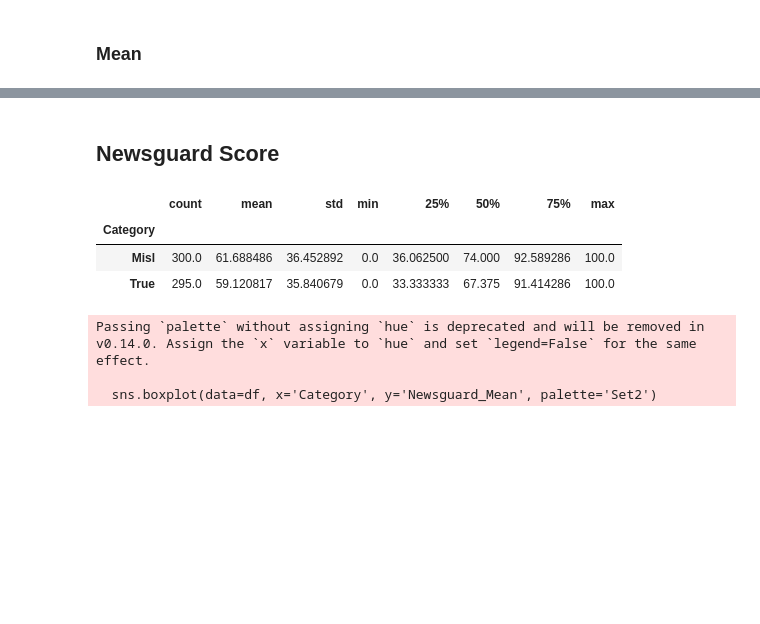
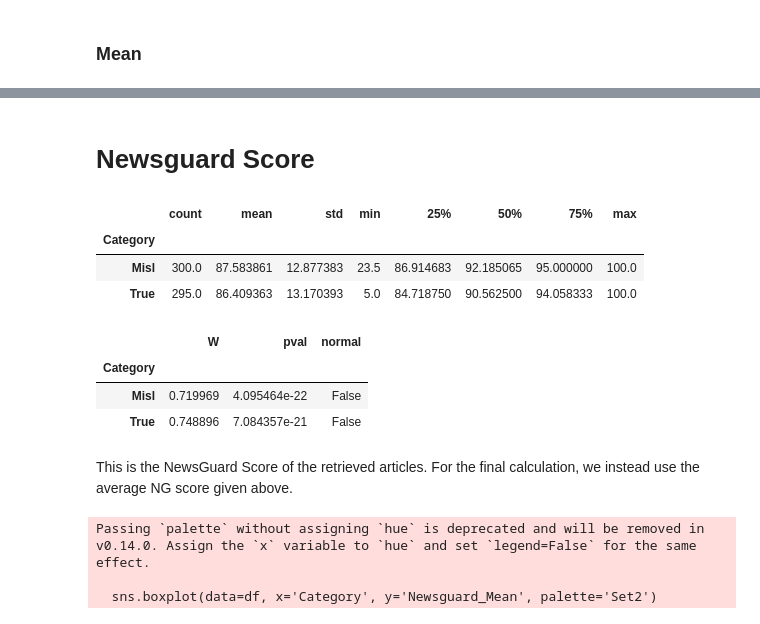
Before and after one commit to danielbauer1860/vericlaim, a Jupyter notebook: score_calculation/feature_exploration.ipynb, the cells around one changed output, grey strips where cells are left out. Drawn from its saved outputs; the diff is of its cells as text; code cells hidden in the pictures; blank space fills up the shorter version.

```diff
--- a/score_calculation/feature_exploration.ipynb
+++ b/score_calculation/feature_exploration.ipynb
@@ -322,4 +513,5 @@ def retrieve_serp_results(feat_dict, position=1):
 
     return np.nan
 # %%
-df['Stances_First'] = df['Features_Raw'].apply(lambda x: retrieve_serp_results(x, position=[1,2,3]))
+df['Stances_First'] = df['Features_Raw'].apply(lambda x: retrieve_serp_results(x, position=[1]))
+df['Stances_Last'] = df['Features_Raw'].apply(lambda x: retrieve_serp_results(x, position=[10]))
@@ -400,9 +709,9 @@ Text(0, 0.5, 'Stances Median')
 # %%
 df['Stances_Pos_Mean'] = df['Features_Pos'].apply(lambda x: transform_stances(x, method=np.mean))
 # %%
-from sklearn.preprocessing import MinMaxScaler
-scaler = MinMaxScaler(feature_range=(-1, 1))
-df['Stances_Pos_Mean'] = scaler.fit_transform(np.array(df['Stances_Pos_Mean']).reshape(-1, 1)).flatten()
+# from sklearn.preprocessing import MinMaxScaler
+# scaler = MinMaxScaler(feature_range=(-1, 1))
+# df['Stances_Pos_Mean'] = scaler.fit_transform(np.array(df['Stances_Pos_Mean']).reshape(-1, 1)).flatten()
 # %%
 df['Stances_Pos_Mean'].describe()
 # %% [output]
@@ -463,9 +779,9 @@ last_search_df.groupby('Category')['Stances_Pos_Mean'].describe()
 # %%
 df['Stances_H_Mean'] = df['Features_H'].apply(lambda x: transform_stances(x, method=np.mean))
 # %%
-from sklearn.preprocessing import MinMaxScaler
-scaler = MinMaxScaler(feature_range=(-1, 1))
-df['Stances_H_Mean'] = scaler.fit_transform(np.array(df['Stances_H_Mean']).reshape(-1, 1)).flatten()
+# from sklearn.preprocessing import MinMaxScaler
+# scaler = MinMaxScaler(feature_range=(-1, 1))
+# df['Stances_H_Mean'] = scaler.fit_transform(np.array(df['Stances_H_Mean']).reshape(-1, 1)).flatten()
 # %%
 df['Stances_H_Mean'].describe()
 # %% [output]
@@ -513,0 +840,2 @@ Text(0, 0.5, 'Stances Mean')
+# %%
+df['Stances_HP_Mean'] = df['Features_HP'].apply(lambda x: transform_stances(x, method=np.mean))
@@ -514,5 +894,5 @@ Text(0, 0.5, 'Stances Mean')
 # %% [markdown]
-## Newsguard Score
+# Newsguard Score
 # %%
 def transform_newsguard(feat_dict, method):
     if pd.isna(feat_dict):
@@ -523,12 +903,24 @@ def transform_newsguard(feat_dict, method):
 # %%
 df['Newsguard_Mean'] = df['Features_Raw'].apply(lambda x: transform_newsguard(x, method=np.mean))
 # %%
-df.groupby('Category')['Newsguard_Mean'].describe()
+df.groupby('Category')['avg_score'].describe()
 # %% [output]
 |  | count | mean | std | min | 25% | 50% | 75% | max |
 | Category |  |  |  |  |  |  |  |  |
-| Misl | 300.0 | 61.688486 | 36.452892 | 0.0 | 36.062500 | 74.000 | 92.589286 | 100.0 |
-| True | 295.0 | 59.120817 | 35.840679 | 0.0 | 33.333333 | 67.375 | 91.414286 | 100.0 |
+| Misl | 300.0 | 87.583861 | 12.877383 | 23.5 | 86.914683 | 92.185065 | 95.000000 | 100.0 |
+| True | 295.0 | 86.409363 | 13.170393 | 5.0 | 84.718750 | 90.562500 | 94.058333 | 100.0 |
+# %%
+pg.normality(data=df, dv='avg_score', group='Category') #not normally distributed
+# pg.mwu(x=df.loc[df['Category'] == 'Misl', 'avg_score'],
+#                 y=df.loc[df['Category'] == 'True', 'avg_score'],
+#                 alternative='greater') #Mann-Whitney U (testing if Misl (Group 1) is higher than True (Group 2) -> differences statistically significant, but with a small effect size (RBC < 0.3)
+# %% [output]
+|  | W | pval | normal |
+| Category |  |  |  |
+| Misl | 0.719969 | 4.095464e-22 | False |
+| True | 0.748896 | 7.084357e-21 | False |
+# %% [markdown]
+This is the NewsGuard Score of the retrieved articles. For the final calculation, we instead use the average NG score given above.
 # %%
 sns.boxplot(data=df, x='Category', y='Newsguard_Mean', palette='Set2')
 plt.title('Boxplot of Newsguard Mean by User Label')
```
Also changed, not shown: parts of 75 cells of this notebook, 25 other files.
